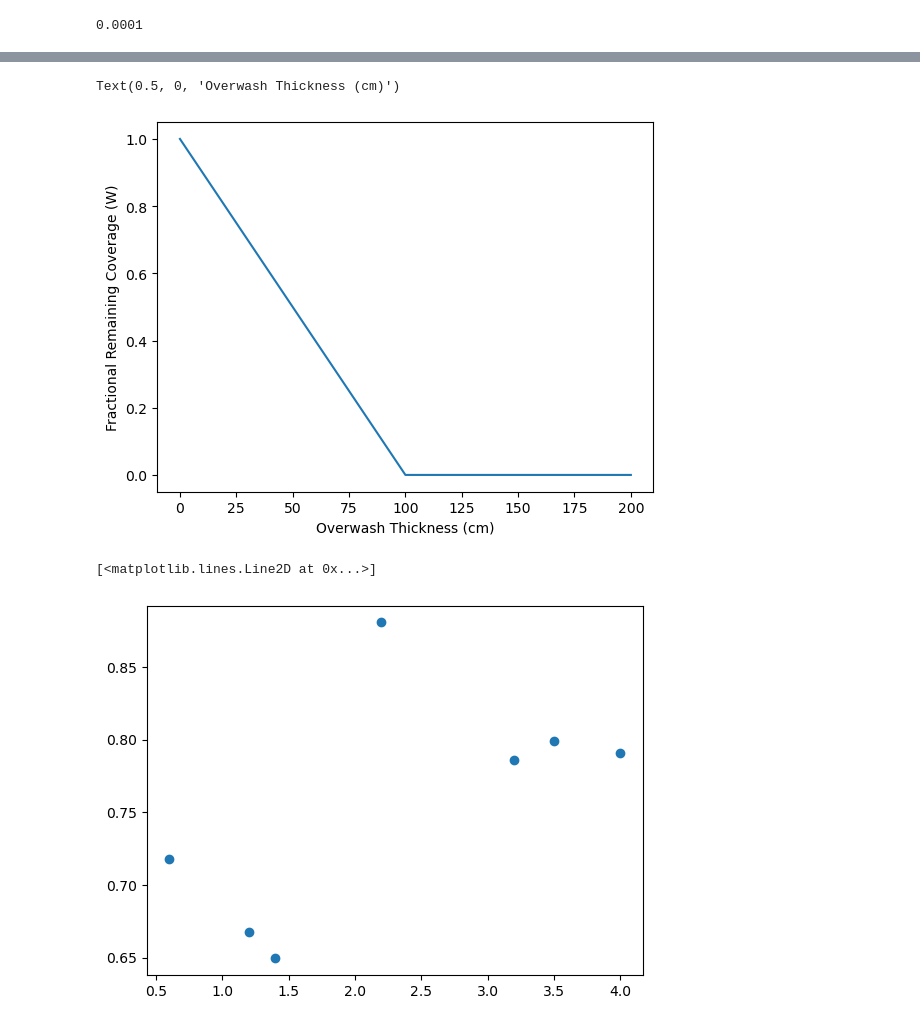
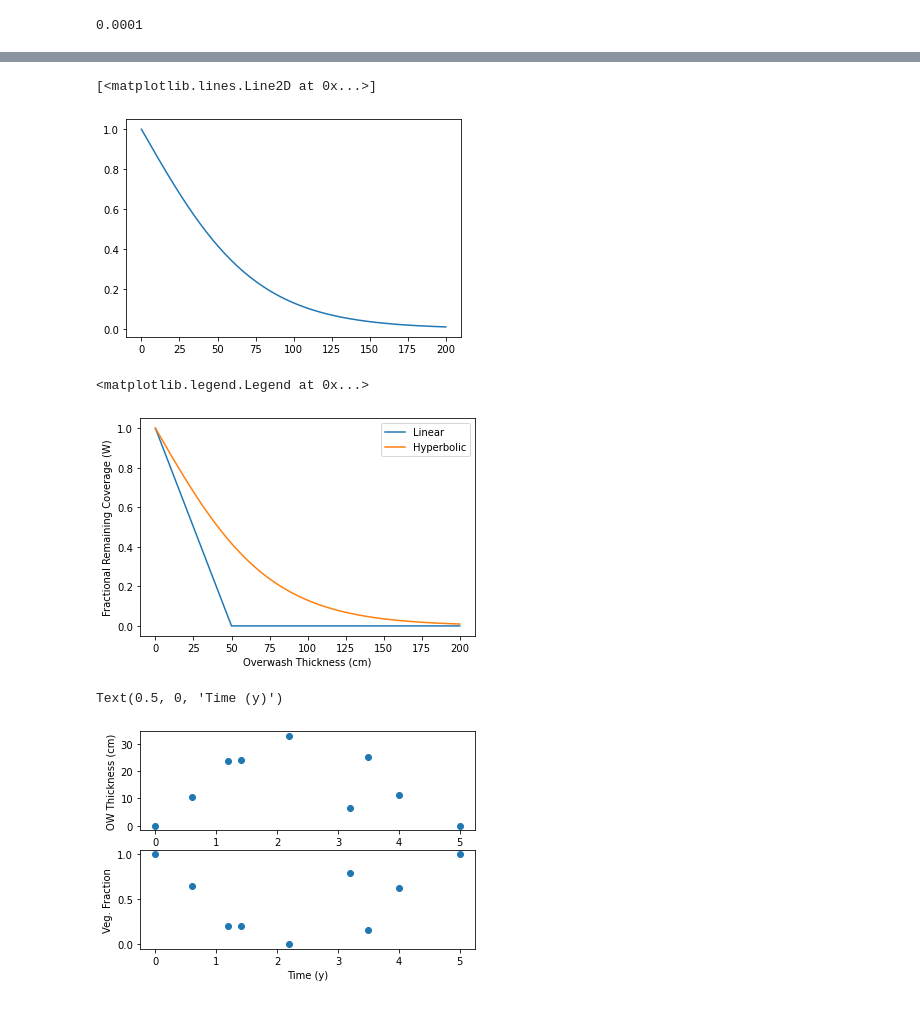
Before and after one commit to csherwood-usgs/Dorian_recovery, a Jupyter notebook: growth_model.ipynb, the cells around one changed output, grey strips where cells are left out. Saved outputs shown, nothing was run; the diff lists cells and outputs as text; code cells hidden in the pictures.

Commit message:
growth model kinda works

```diff
--- a/growth_model.ipynb
+++ b/growth_model.ipynb
@@ -93,26 +93,49 @@ plt.legend()
+# %%
+plt.plot( 1- np.tanh(thick/75.))
+# %% [output]
+[<matplotlib.lines.Line2D at 0x...>]
+[figure, added]
 # %%
-def W_thick(thick, Wmin=1.e-4):
-    Wt = 1.-thick/100.
+max_thick = 50
+def W_thick(thick, Wmin=1.e-4, max_thick=100.):
+    Wt = 1.-thick/max_thick
     Wt[Wt<=Wmin]=Wmin
     return Wt
 
+def W_thickh( thick, tscale=75):
+    Wt = 1.-np.tanh( thick/tscale )
+    return Wt
+
 thick = np.linspace(0,200,201)
-Wt= W_thick(thick)
-plt.plot(thick,Wt)
+Wt= W_thick( thick, max_thick=50.)
+Wth= W_thickh( thick )
+
+plt.plot(thick,Wt,label='Linear')
+plt.plot(thick,Wth,label='Hyperbolic')
 plt.ylabel('Fractional Remaining Coverage (W)')
 plt.xlabel('Overwash Thickness (cm)')
+plt.legend()
 # %% [output]
-Text(0.5, 0, 'Overwash Thickness (cm)')
+<matplotlib.legend.Legend at 0x...>
-[figure, old version]
+[figure, new version]
 # %%
-owt = [ .6, 1.2, 1.4, 2.2, 3.2, 3.5, 4.]
+# time series of events. first entry is zero, last entry is end of model run
+owt = [0., .6, 1.2, 1.4, 2.2, 3.2, 3.5, 4., 5.]
+etype = np.zeros_like(owt).astype('int')
+etype[3] = 1
 now = len(owt)
-owthick = np.random.normal(loc=20.0, scale=10.0, size=now)
+# owthick = np.random.normal(loc=20.0, scale=10.0, size=now)
+owthick[0] = 0.
+owthick[-1] = 0.
 owthick[owthick<0]=0.
-fig, axs = plt.subplots(1,2)
+Wt = W_thick( owthick, max_thick=30 )
 
-
-axs[1].plot(owt,1-owthick/100,'o')
+fig, axs = plt.subplots(2,1)
+axs[0].plot(owt,owthick,'o')
+axs[0].set_ylabel('OW Thickness (cm)')
+axs[1].plot(owt,Wt,'o')
+axs[1].set_ylabel('Veg. Fraction')
+axs[1].set_xlabel('Time (y)')
 # %% [output]
-[<matplotlib.lines.Line2D at 0x...>]
+Text(0.5, 0, 'Time (y)')
-[figure, old version]
+[figure, new version]
```
Also changed, not shown: parts of 6 cells of this notebook.
